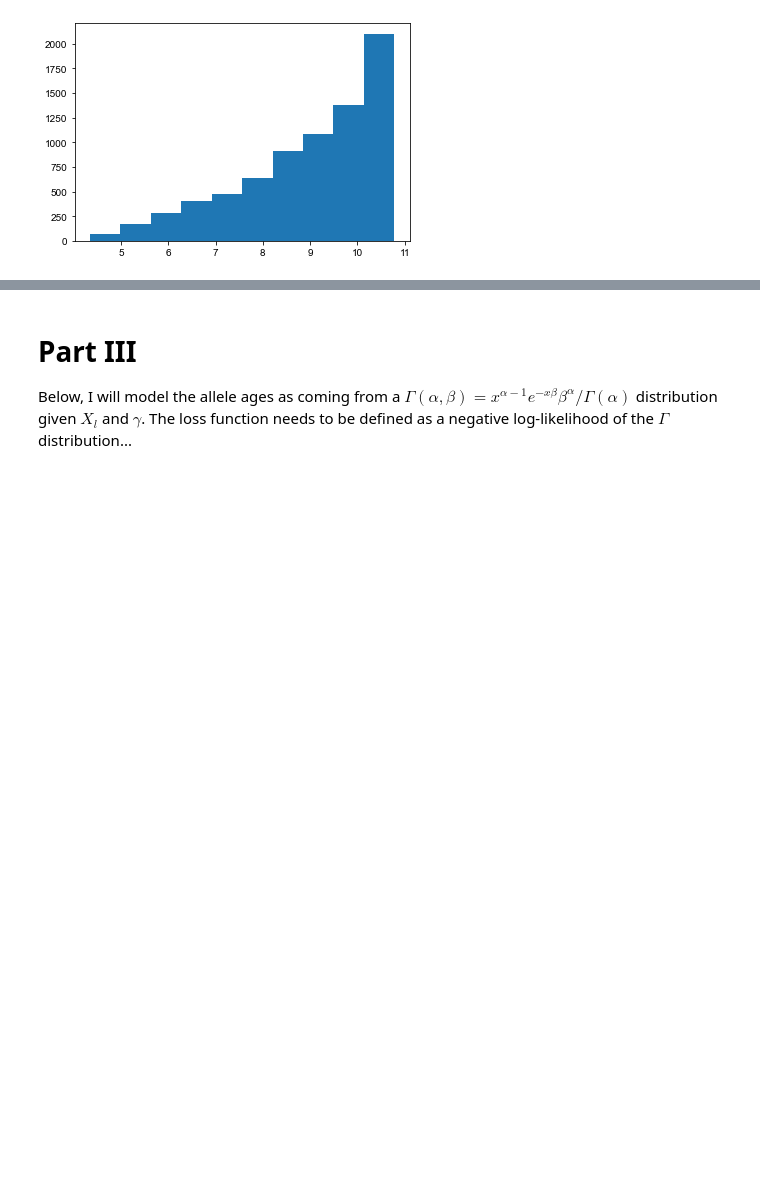
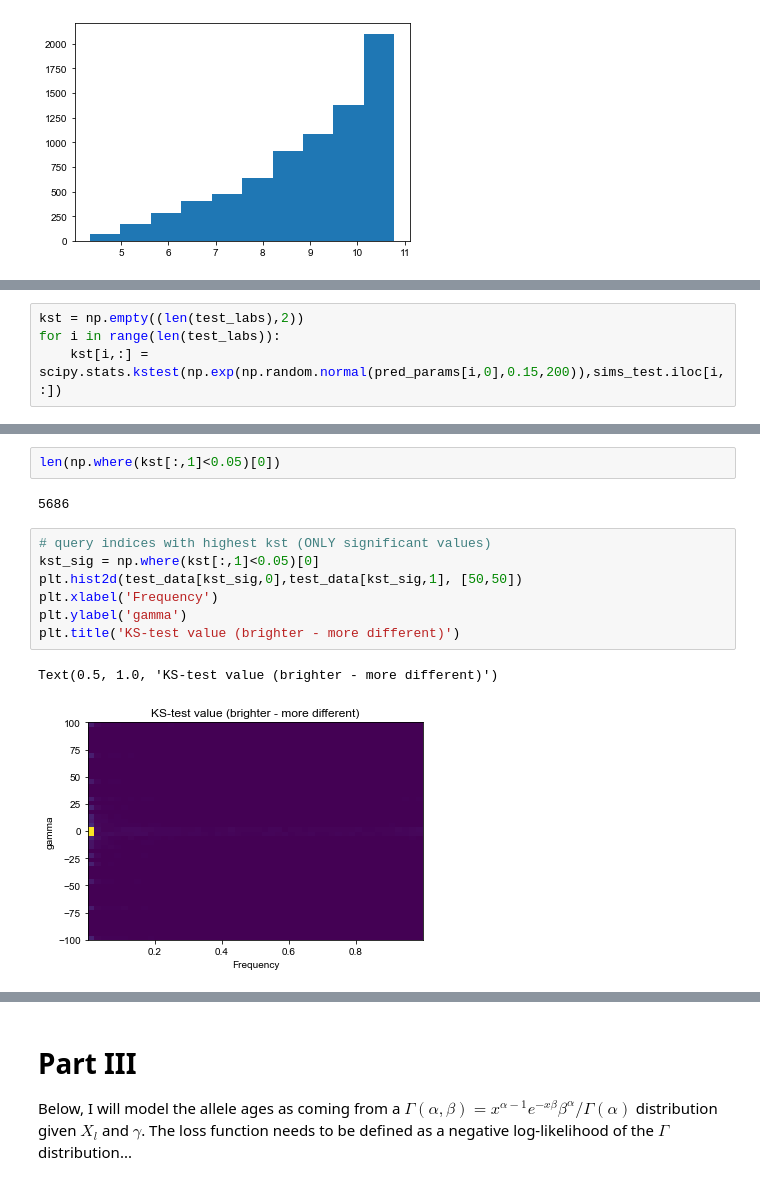
Before and after one commit to VivaswatS/selCoefEst, a Jupyter notebook: new-model.ipynb, the cells around one changed output, grey strips where cells are left out. Cells and saved outputs as stored; diff of their text form; blank space fills up the shorter version.

```diff
--- a/new-model.ipynb
+++ b/new-model.ipynb
@@ -360,0 +395,4 @@ plt.hist(pred_params[:,1])
+# %%
+kst = np.empty((len(test_labs),2))
+for i in range(len(test_labs)):
+    kst[i,:] = scipy.stats.kstest(np.exp(np.random.normal(pred_params[i,0],0.15,200)),sims_test.iloc[i,:])
@@ -360,0 +406,14 @@ plt.hist(pred_params[:,1])
+# %%
+len(np.where(kst[:,1]<0.05)[0])
+# %% [output]
+5686
+# %%
+# query indices with highest kst (ONLY significant values)
+kst_sig = np.where(kst[:,1]<0.05)[0]
+plt.hist2d(test_data[kst_sig,0],test_data[kst_sig,1], [50,50])
+plt.xlabel('Frequency')
+plt.ylabel('gamma')
+plt.title('KS-test value (brighter - more different)')
+# %% [output]
+Text(0.5, 1.0, 'KS-test value (brighter - more different)')
+[figure, added]
```
Also changed, not shown: parts of 26 cells of this notebook, 1 other file.
